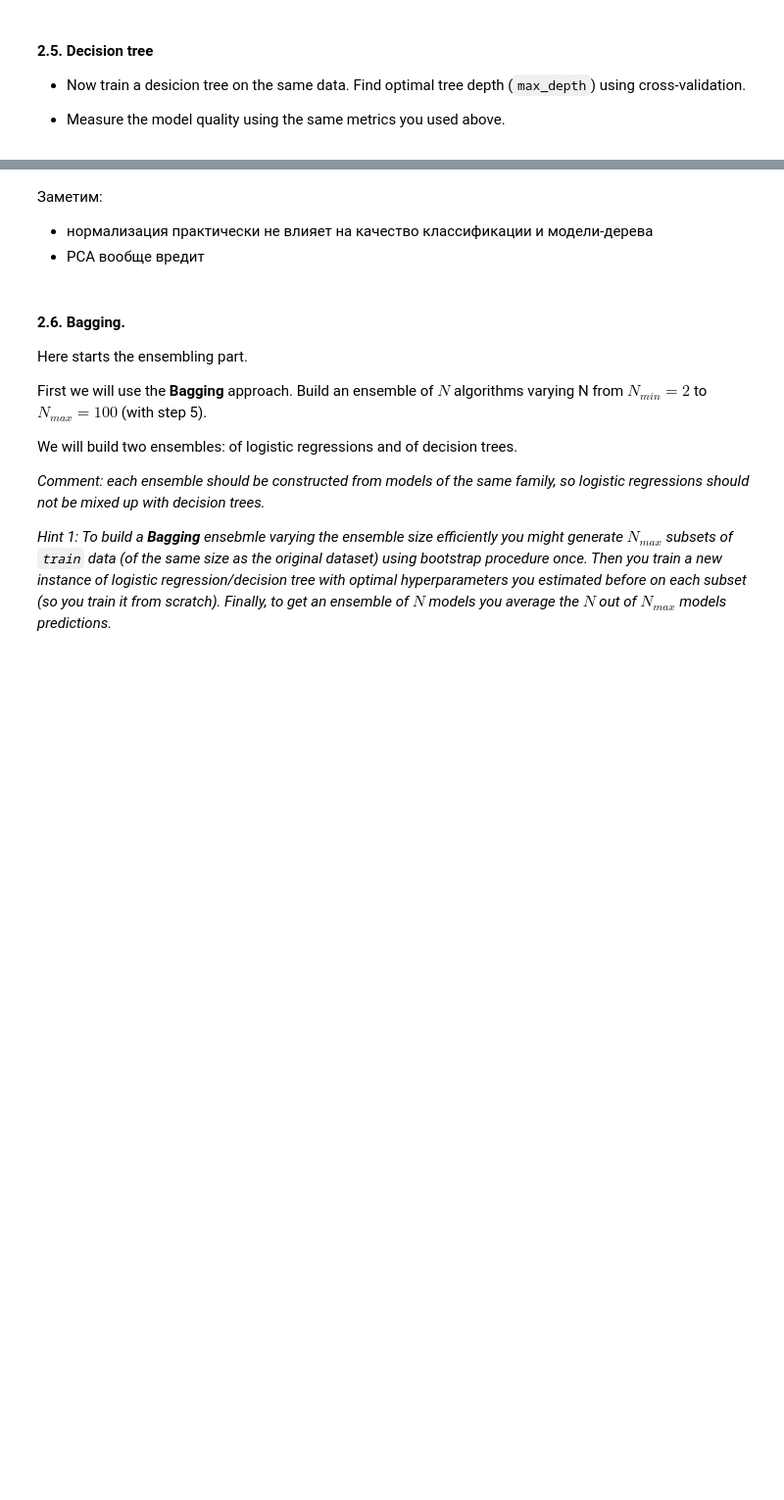
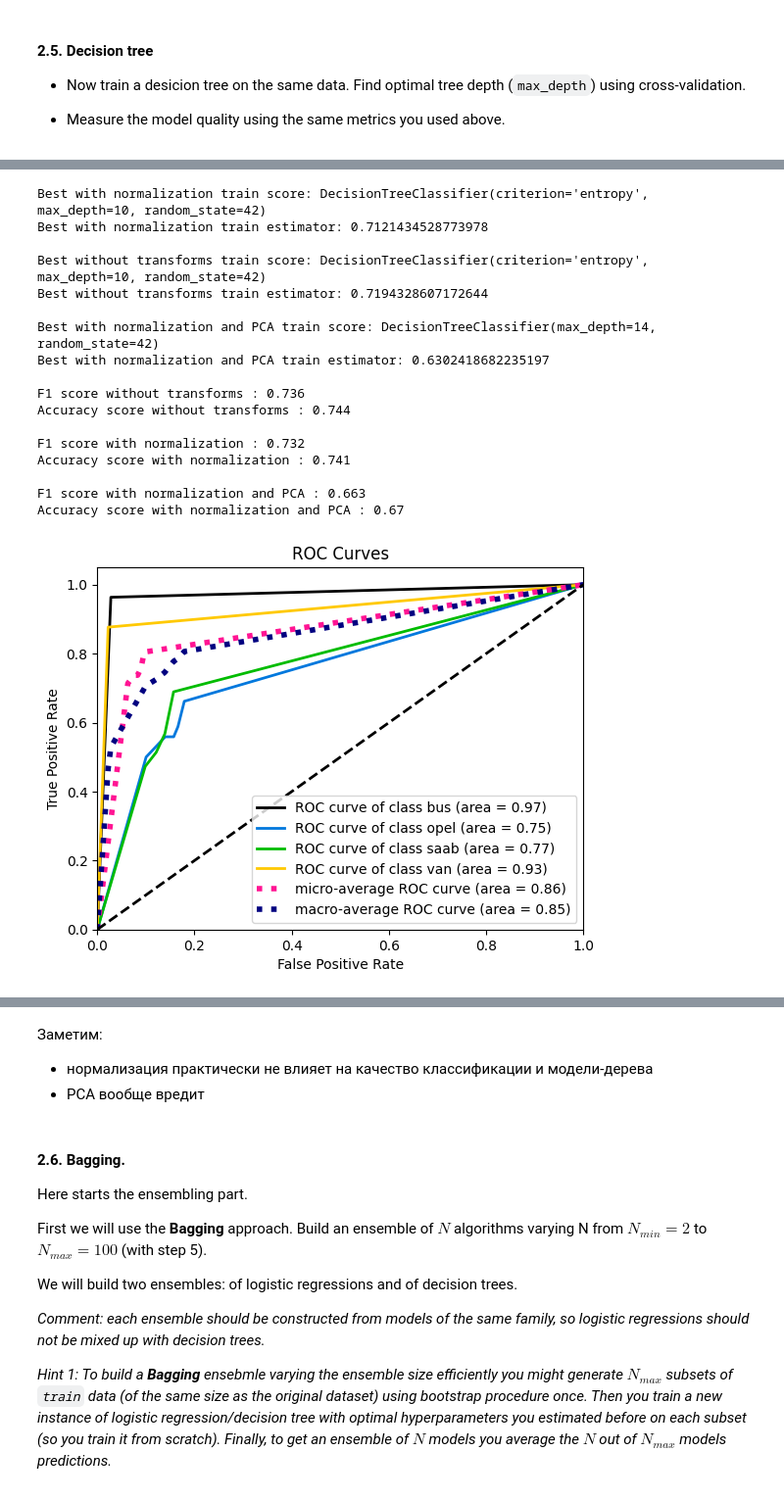
Before and after one commit to NikOrlov/ml_made, a Jupyter notebook: LAB01/Lab1_part2_ml_pipeline.ipynb, the cells around one changed output, grey strips where cells are left out. Shown at 98% size. Drawn from its saved outputs; the diff is of its cells as text; code cells hidden in the pictures; blank space fills up the shorter version.

```diff
--- a/LAB01/Lab1_part2_ml_pipeline.ipynb
+++ b/LAB01/Lab1_part2_ml_pipeline.ipynb
@@ -336,5 +320,0 @@ X_train_pca.shape
-# %%
-def process_data(pipe, X1, X2):
-    X1_transformed = pipeline_norm.fit_transform(X1)
-    X2_transformed = pipeline_norm.transform(X2)
-    return X1_transformed, X2_transformed
@@ -341,3 +323,3 @@ def process_data(pipe, X1, X2):
 # %%
-X_train_norm, X_test_norm = process_data(pipeline_norm, X_train, X_test)
-X_train_pca, X_test_pca = process_data(pipeline_norm, X_train, X_test)
+X_train_norm, X_test_norm = process_data(pipe_norm, X_train, X_test)
+X_train_norm_pca, X_test_norm_pca = process_data(pipe_norm_pca, X_train, X_test)
@@ -439,0 +326,67 @@ Accuracy score with normalization and PCA : 0.657
+# %%
+info_tree_vanilla = 'without transforms'
+info_tree_norm = 'with normalization'
+info_tree_norm_pca = 'with normalization and PCA'
+
+cv = 5
+seed = 42
+tree_model = DecisionTreeClassifier(random_state=seed)
+tree_params = {'criterion':['gini', 'entropy'],
+              'splitter': ['best', 'random'],
+              'max_depth': np.arange(2,50)}
+
+
+
+
+tree_norm, tree_norm_score = get_best_model(X_train_norm,
+                                            y_train,
+                                            tree_model,
+                                            tree_params,
+                                            info=info_tree_norm)
+
+tree_vanilla, tree_vanilla_score = get_best_model(X_train,
+                                                       y_train,
+                                                       tree_model,
+                                                       tree_params,
+                                                       info = info_tree_vanilla)
+
+tree_norm_pca, tree_norm_pca_score = get_best_model(X_train_norm_pca,
+                                          y_train,
+                                          tree_model,
+                                          tree_params,
+                                          info=info_tree_norm_pca)
+
+
+f1_vanilla, acc_vanilla = test_model(tree_vanilla,
+                                     X_test,
+                                     y_test,
+                                     info=info_tree_vanilla)
+
+f1_norm, acc_norm = test_model(tree_norm,
+                               X_test_norm,
+                               y_test,
+                               info=info_tree_norm)
+
+f1_norm_pca, acc_norm_pca = test_model(tree_norm_pca,
+                             X_test_norm_pca,
+                             y_test,
+                             info=info_tree_norm_pca)
+# %% [output]
+Best with normalization train score: DecisionTreeClassifier(criterion='entropy', max_depth=10, random_state=42)
+Best with normalization train estimator: 0.7121434528773978
+
+Best without transforms train score: DecisionTreeClassifier(criterion='entropy', max_depth=10, random_state=42)
+Best without transforms train estimator: 0.7194328607172644
+
+Best with normalization and PCA train score: DecisionTreeClassifier(max_depth=14, random_state=42)
+Best with normalization and PCA train estimator: 0.6302418682235197
+
+F1 score without transforms : 0.736
+Accuracy score without transforms : 0.744
+
+F1 score with normalization : 0.732
+Accuracy score with normalization : 0.741
+
+F1 score with normalization and PCA : 0.663
+Accuracy score with normalization and PCA : 0.67
+[figure, added]
```
Also changed, not shown: parts of 64 cells of this notebook.
